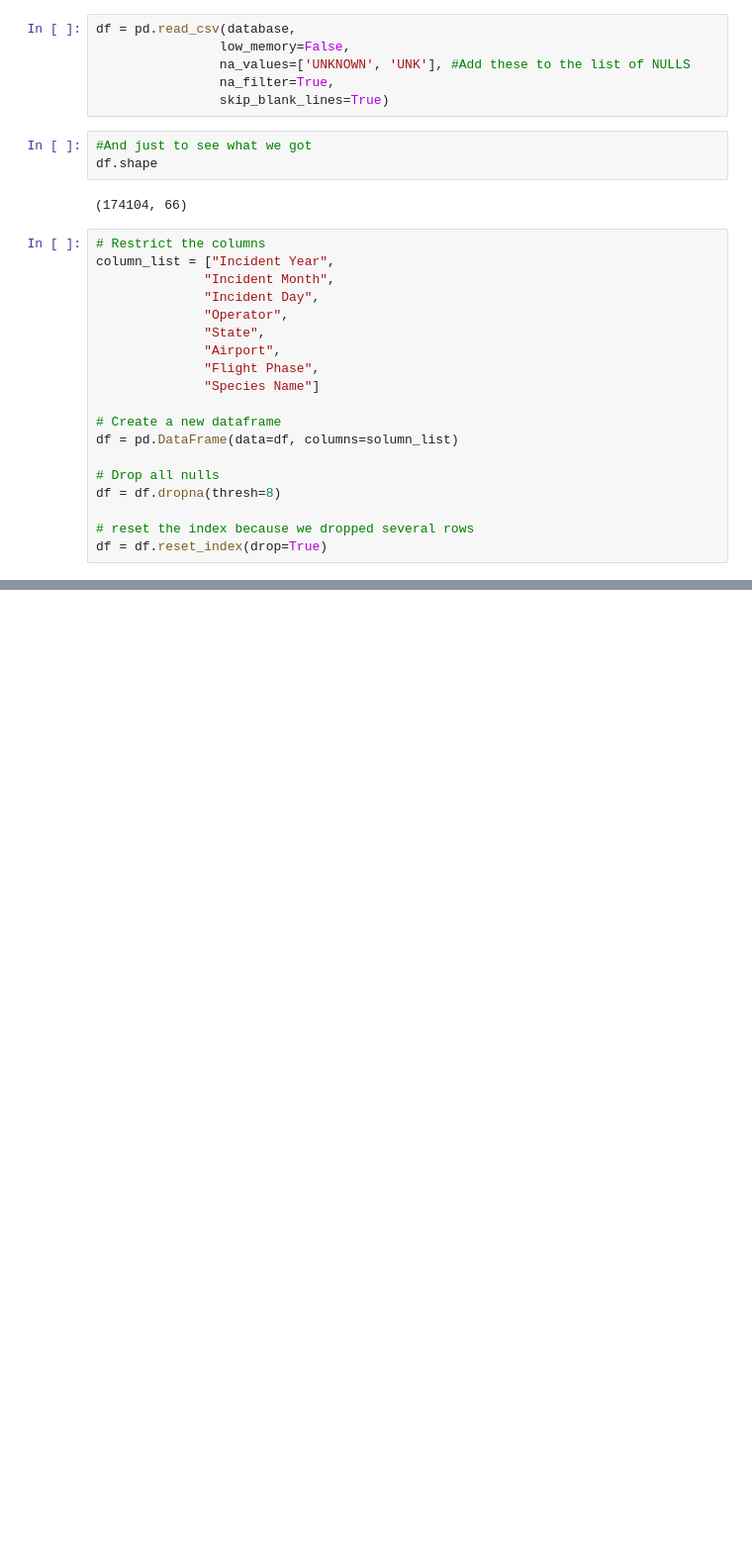
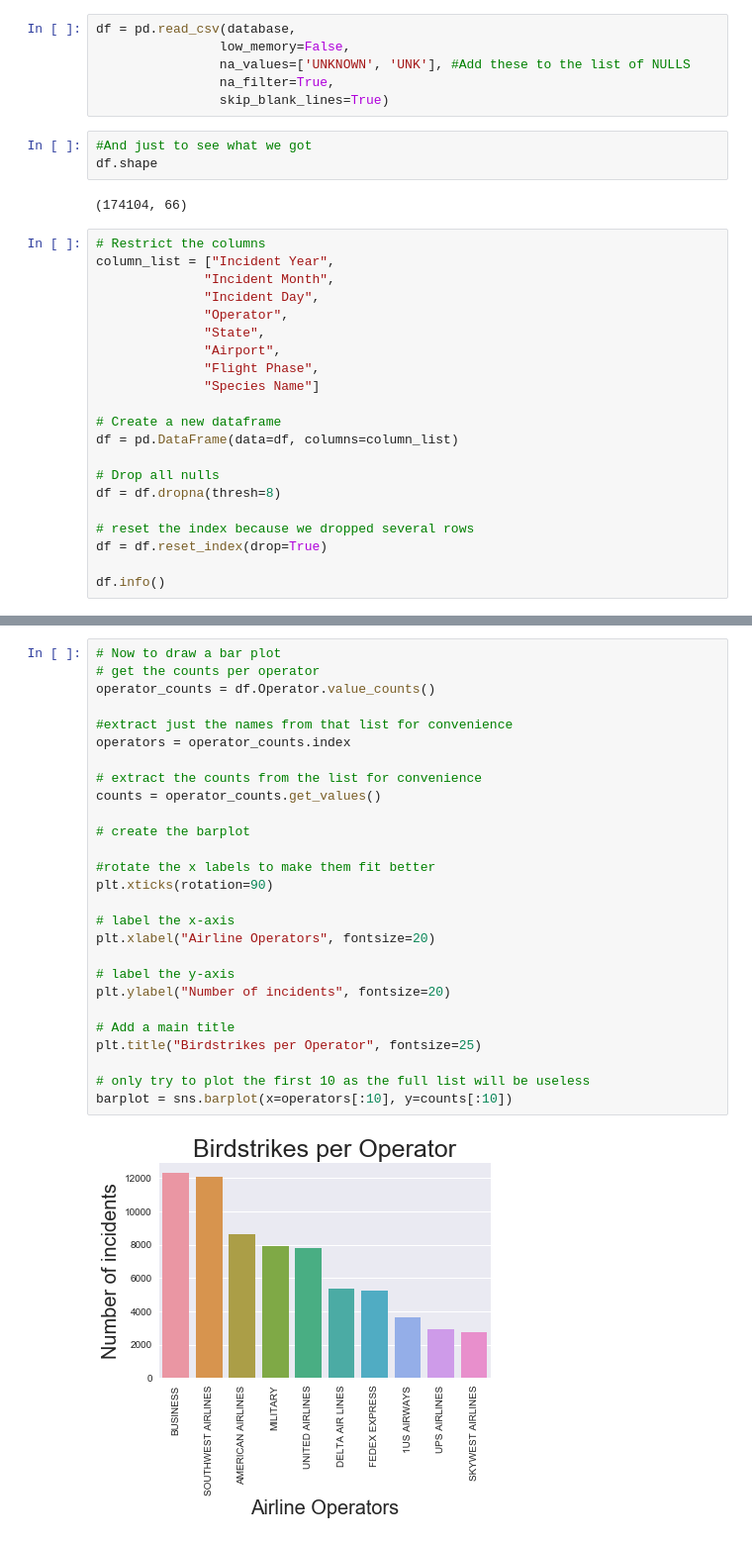
Before and after one commit to vramdhanie/wildlife_strikes, a Jupyter notebook: Visualizations.ipynb, the cells around one changed output, grey strips where cells are left out. Shown at 99% size. Cells and saved outputs as stored; diff of their text form; blank space fills up the shorter version.

Commit message:
Add the barplot

```diff
--- a/Visualizations.ipynb
+++ b/Visualizations.ipynb
@@ -127,10 +130,12 @@ column_list = ["Incident Year",
               "Species Name"]
 
 # Create a new dataframe
-df = pd.DataFrame(data=df, columns=solumn_list)
+df = pd.DataFrame(data=df, columns=column_list)
 
 # Drop all nulls
 df = df.dropna(thresh=8)
 
 # reset the index because we dropped several rows
 df = df.reset_index(drop=True)
+
+df.info()
@@ -136,0 +174,29 @@ df = df.reset_index(drop=True)
+# %%
+# Now to draw a bar plot
+# get the counts per operator
+operator_counts = df.Operator.value_counts()
+
+#extract just the names from that list for convenience
+operators = operator_counts.index
+
+# extract the counts from the list for convenience
+counts = operator_counts.get_values()
+
+# create the barplot
+
+#rotate the x labels to make them fit better
+plt.xticks(rotation=90)
+
+# label the x-axis
+plt.xlabel("Airline Operators", fontsize=20)
+
+# label the y-axis
+plt.ylabel("Number of incidents", fontsize=20)
+
+# Add a main title
+plt.title("Birdstrikes per Operator", fontsize=25)
+
+# only try to plot the first 10 as the full list will be useless
+barplot = sns.barplot(x=operators[:10], y=counts[:10])
+# %% [output]
+[figure, added]
```
Also changed, not shown: parts of 5 cells of this notebook.
